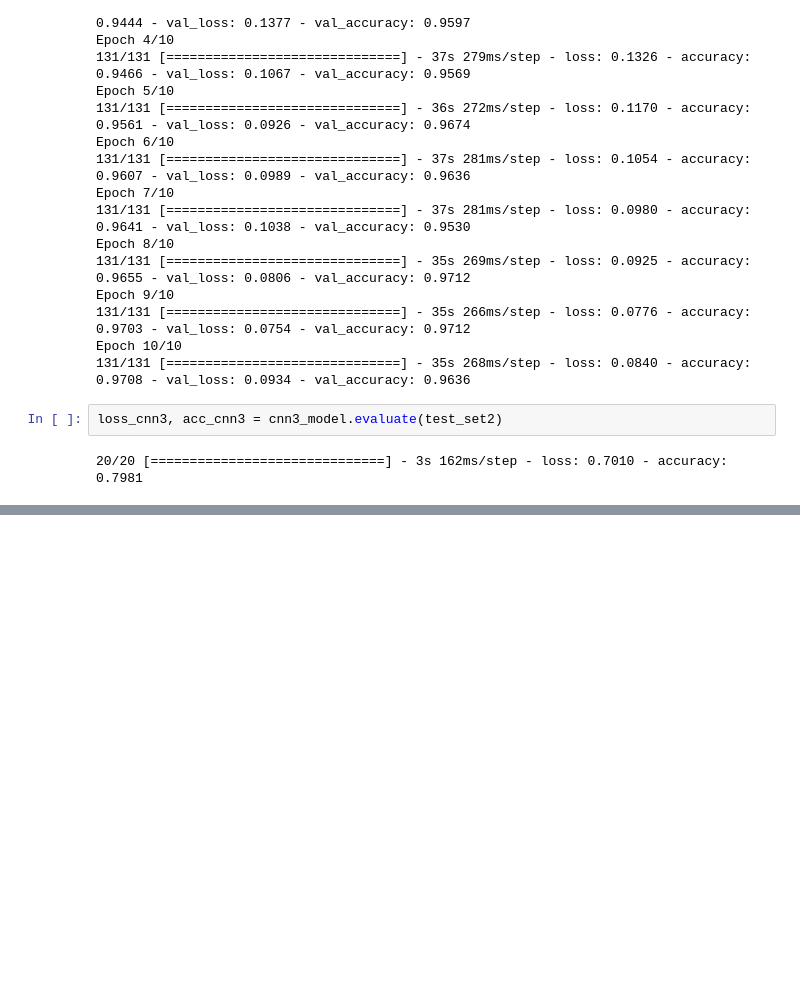
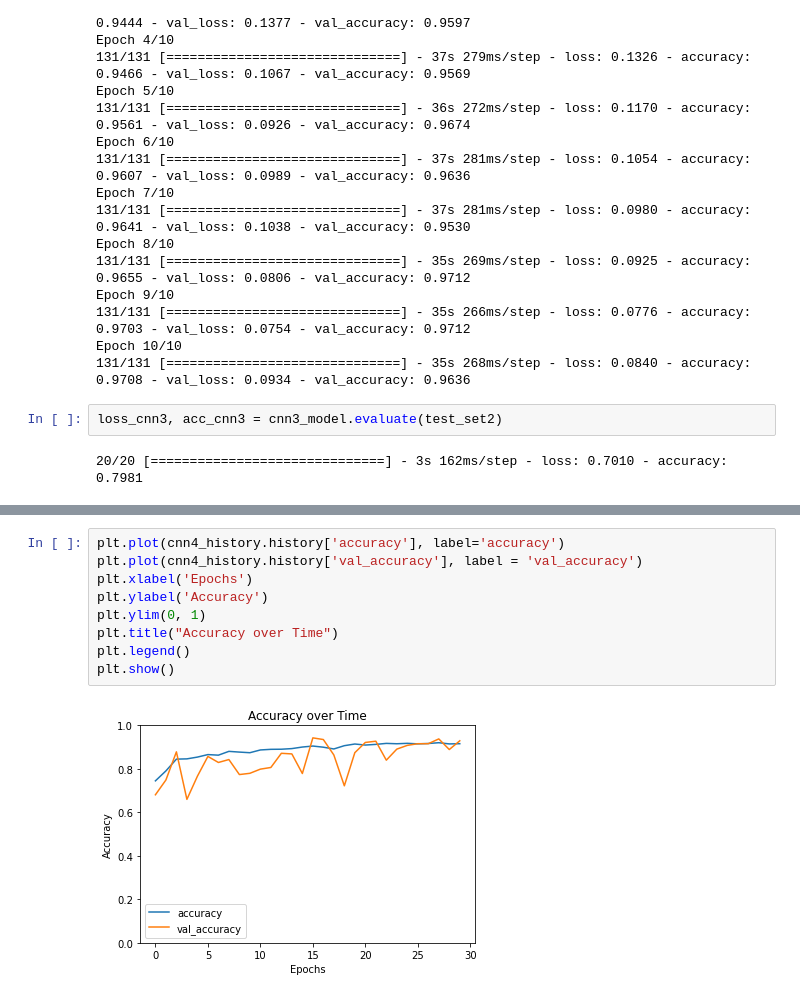
Before and after one commit to ZenBurrito/Pediatric-Pneumonia-Image-Classification, a Jupyter notebook: DanielNB.ipynb, the cells around one changed output, grey strips where cells are left out. Cells and saved outputs as stored; diff of their text form; blank space fills up the shorter version.

```diff
--- a/DanielNB.ipynb
+++ b/DanielNB.ipynb
@@ -532,0 +463,11 @@ cnn4_model.evaluate(test_set2)
+# %%
+plt.plot(cnn4_history.history['accuracy'], label='accuracy')
+plt.plot(cnn4_history.history['val_accuracy'], label = 'val_accuracy')
+plt.xlabel('Epochs')
+plt.ylabel('Accuracy')
+plt.ylim(0, 1)
+plt.title("Accuracy over Time")
+plt.legend()
+plt.show()
+# %% [output]
+[figure, added]
```
Also changed, not shown: parts of 47 cells of this notebook, 1 other file.
